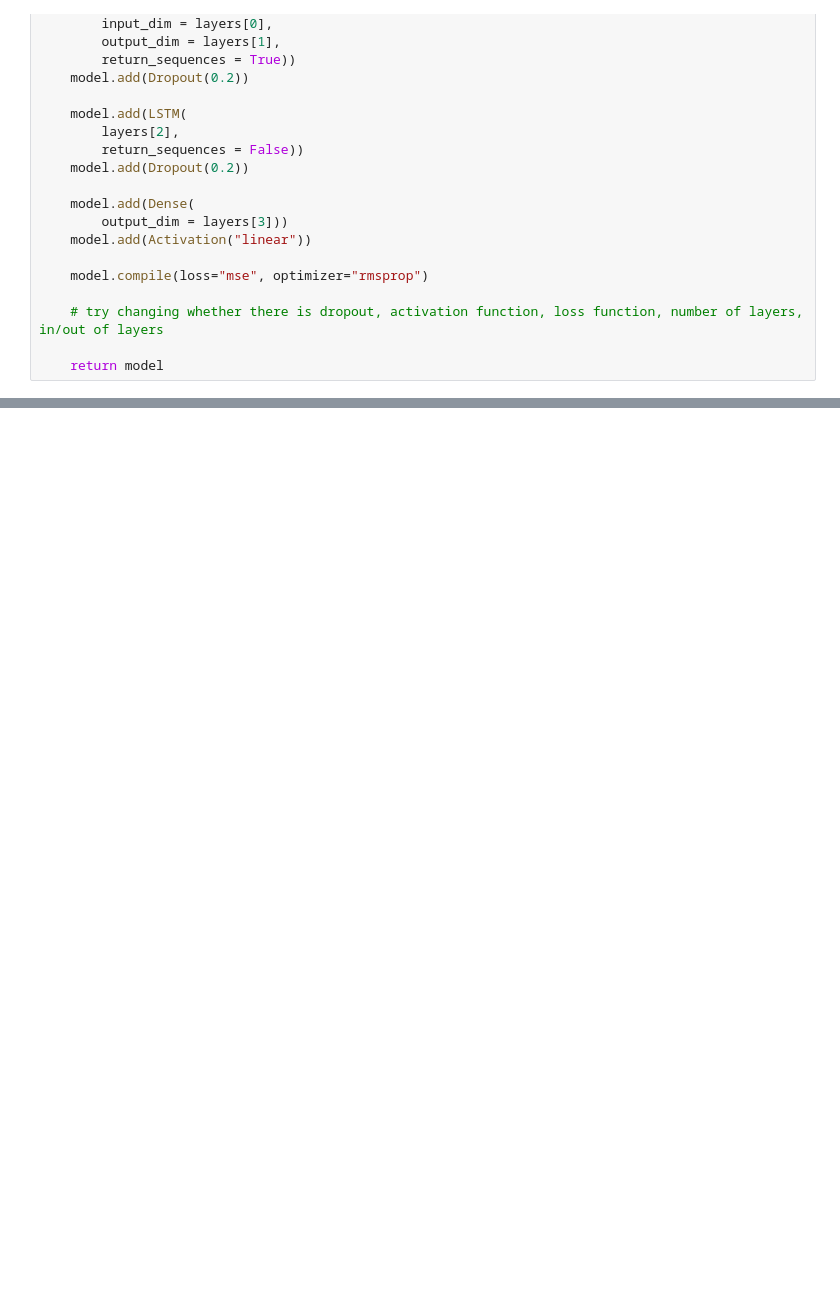
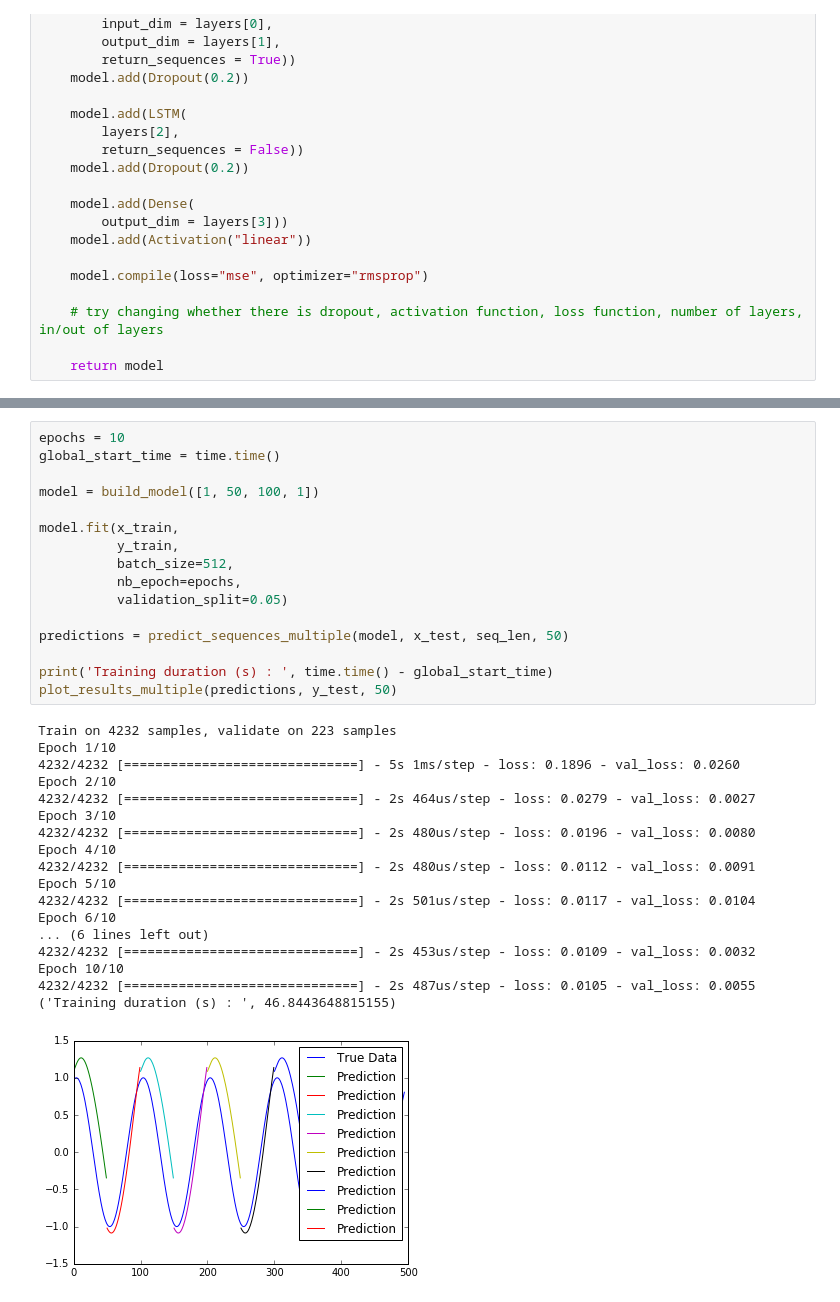
Before and after one commit to arjung128/deep-learning-experiments, a Jupyter notebook: LSTM.ipynb, the cells around one changed output, grey strips where cells are left out. Drawn from its saved outputs; the diff is of its cells as text; blank space fills up the shorter version.

Commit message:
plotted predictions

```diff
--- a/LSTM.ipynb
+++ b/LSTM.ipynb
@@ -73,0 +118,35 @@ def build_model(layers):
+# %%
+epochs = 10
+global_start_time = time.time()
+
+model = build_model([1, 50, 100, 1])
+
+model.fit(x_train,
+          y_train,
+          batch_size=512,
+          nb_epoch=epochs,
+          validation_split=0.05)
+
+predictions = predict_sequences_multiple(model, x_test, seq_len, 50)
+
+print('Training duration (s) : ', time.time() - global_start_time)
+plot_results_multiple(predictions, y_test, 50)
+# %% [output]
+Train on 4232 samples, validate on 223 samples
+Epoch 1/10
+4232/4232 [==============================] - 5s 1ms/step - loss: 0.1896 - val_loss: 0.0260
+Epoch 2/10
+4232/4232 [==============================] - 2s 464us/step - loss: 0.0279 - val_loss: 0.0027
+Epoch 3/10
+4232/4232 [==============================] - 2s 480us/step - loss: 0.0196 - val_loss: 0.0080
+Epoch 4/10
+4232/4232 [==============================] - 2s 480us/step - loss: 0.0112 - val_loss: 0.0091
+Epoch 5/10
+4232/4232 [==============================] - 2s 501us/step - loss: 0.0117 - val_loss: 0.0104
+Epoch 6/10
+... (6 lines left out)
+4232/4232 [==============================] - 2s 453us/step - loss: 0.0109 - val_loss: 0.0032
+Epoch 10/10
+4232/4232 [==============================] - 2s 487us/step - loss: 0.0105 - val_loss: 0.0055
+('Training duration (s) : ', 46.8443648815155)
+[figure, added]
```
Also changed, not shown: parts of 3 cells of this notebook, 1 other file.
